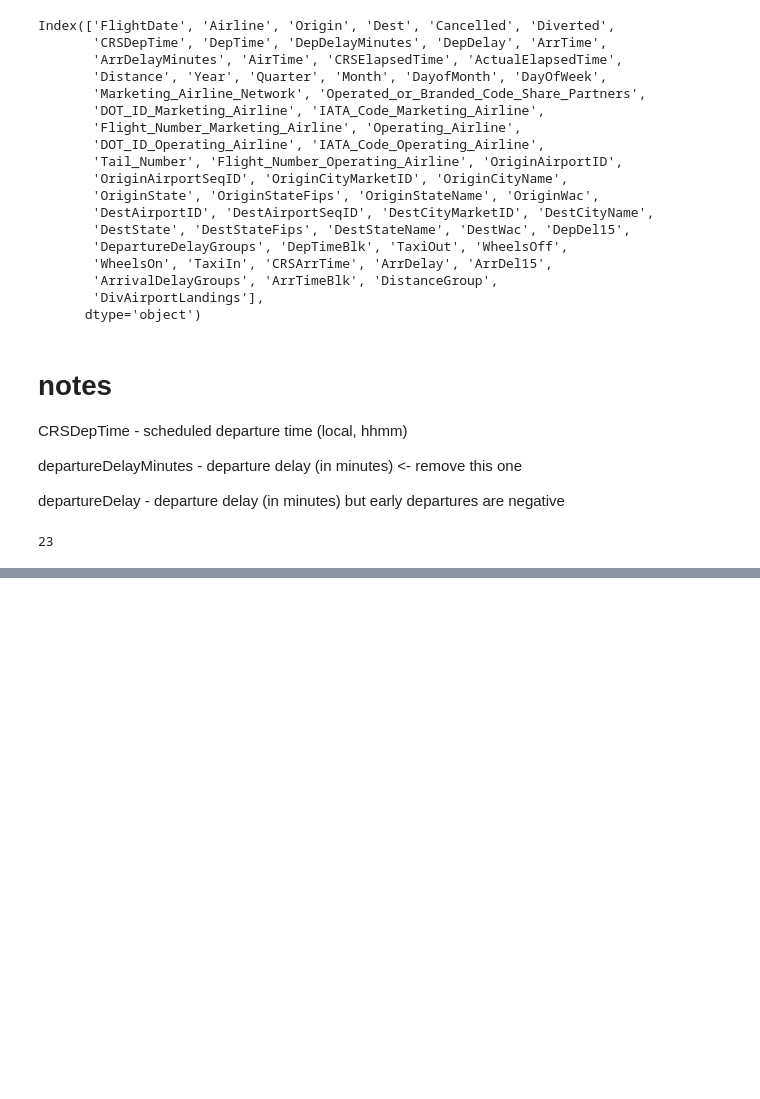
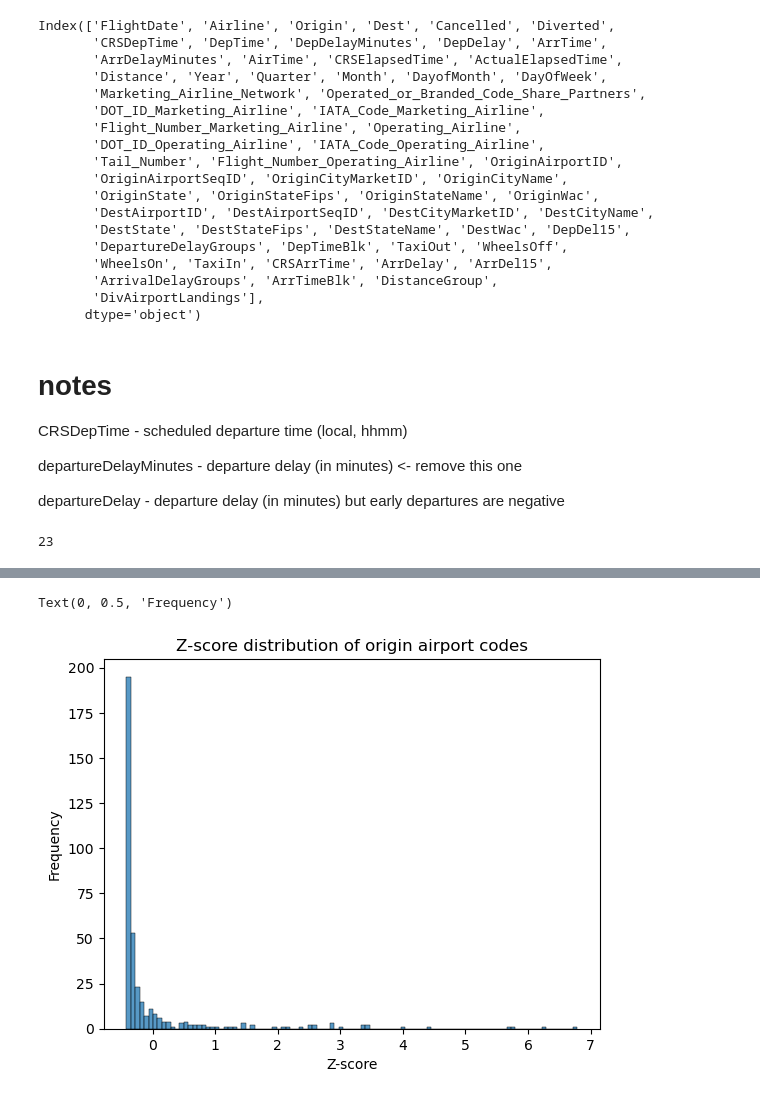
Before and after one commit to dbchristenson/timely-takeoff-model, a Jupyter notebook: src/intake_test.ipynb, the cells around one changed output, grey strips where cells are left out. Saved outputs shown, nothing was run; the diff lists cells and outputs as text; code cells hidden in the pictures; blank space fills up the shorter version.

```diff
--- a/src/intake_test.ipynb
+++ b/src/intake_test.ipynb
@@ -220,0 +224,23 @@ cleaned_full_data[["flightDate", "scheduledArrivalTime"]].sample().head(1)
+# %%
+# Based on originCode and destinationCode calculate the standard deviation of the value_counts distribution
+origin_code_std = dropped_df["originCode"].value_counts().std()
+destination_code_std = dropped_df["destinationCode"].value_counts().std()
+
+# Measure the average now
+origin_code_avg = dropped_df["originCode"].value_counts().mean()
+destination_code_avg = dropped_df["destinationCode"].value_counts().mean()
+
+# Calculate the zscores
+origin_code_zscore = (dropped_df["originCode"].value_counts() - origin_code_avg) / origin_code_std
+destination_code_zscore = (dropped_df["destinationCode"].value_counts() - destination_code_avg) / destination_code_std
+
+# Show zscore distribution
+sns.histplot(origin_code_zscore)
+
+# Add title/axes
+plt.title("Z-score distribution of origin airport codes")
+plt.xlabel("Z-score")
+plt.ylabel("Frequency")
+# %% [output]
+Text(0, 0.5, 'Frequency')
+[figure, added]
```
Also changed, not shown: parts of 12 cells of this notebook, 4 other files.
